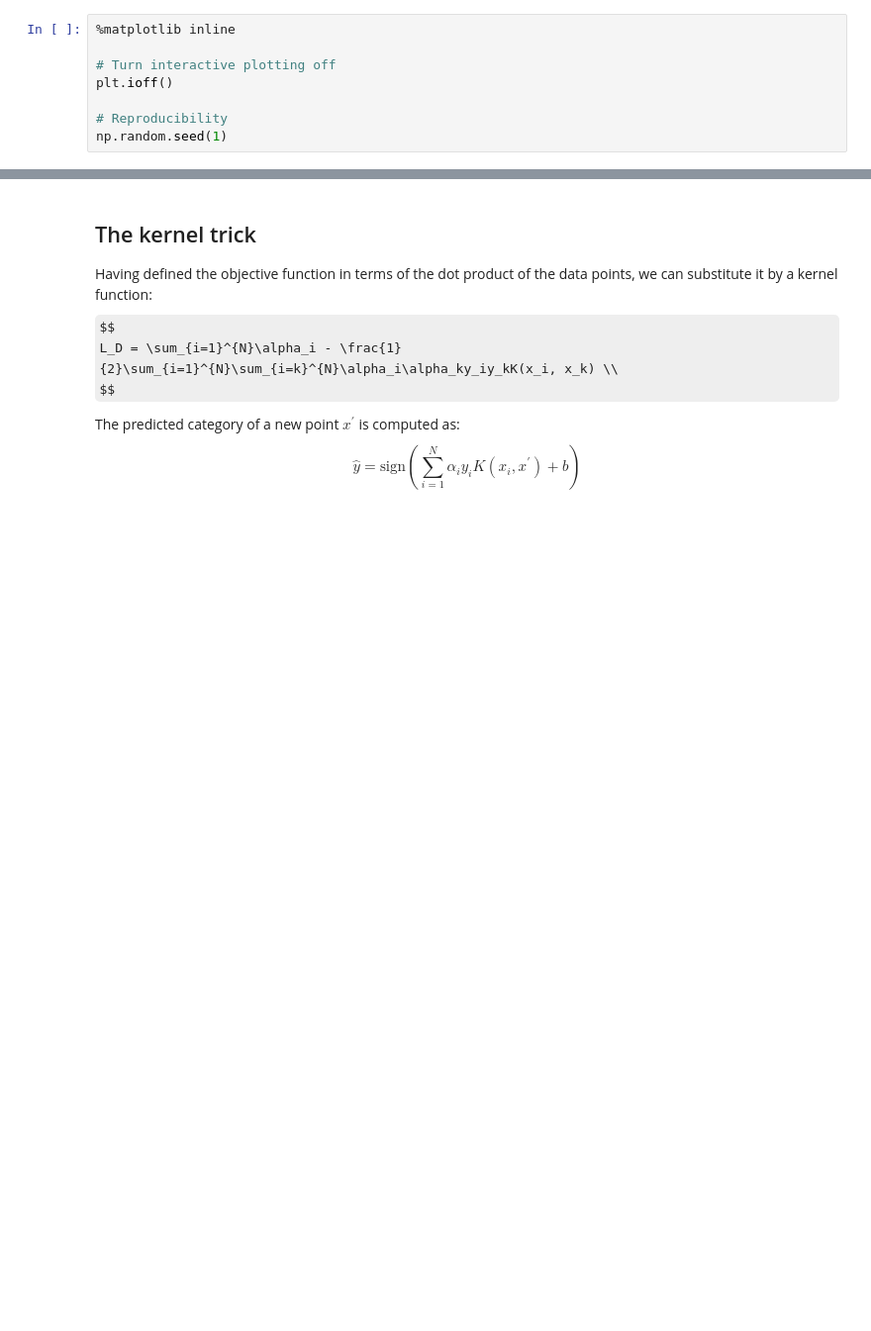
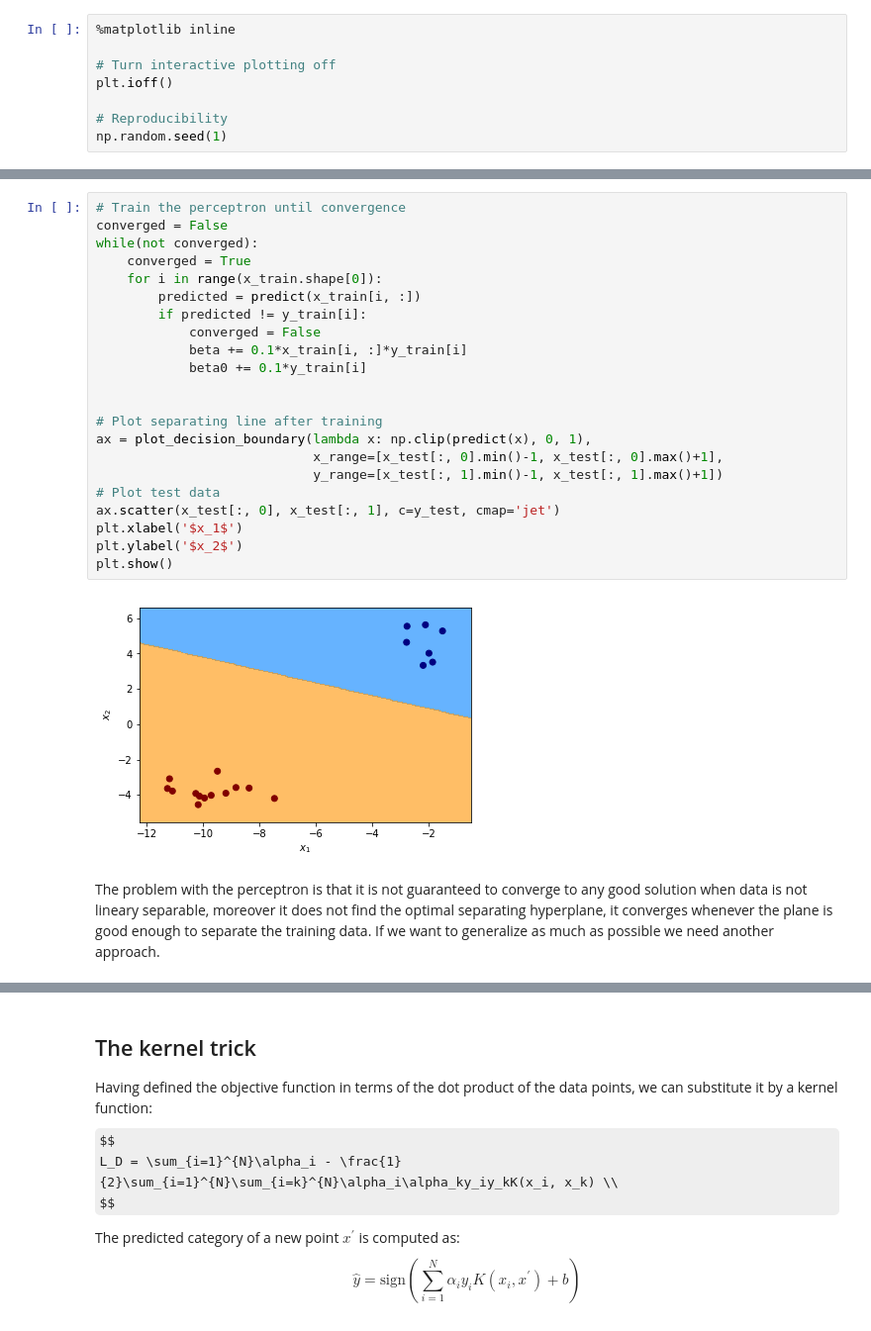
Before and after one commit to SergioAlvarezB/ml-numpy, a Jupyter notebook: notebooks/svm-derivation.ipynb, the cells around one changed output, grey strips where cells are left out. Shown: that part at 99% size. Cells and saved outputs as stored; diff of their text form; some formulas as TeX source; blank space fills up the shorter version.

```diff
--- a/notebooks/svm-derivation.ipynb
+++ b/notebooks/svm-derivation.ipynb
@@ -22,3 +79,29 @@ np.random.seed(1)
+# %%
+# Train the perceptron until convergence
+converged = False
+while(not converged):
+    converged = True
+    for i in range(x_train.shape[0]):
+        predicted = predict(x_train[i, :])
+        if predicted != y_train[i]:
+            converged = False
+            beta += 0.1*x_train[i, :]*y_train[i]
+            beta0 += 0.1*y_train[i]
+
+
+# Plot separating line after training
+ax = plot_decision_boundary(lambda x: np.clip(predict(x), 0, 1),
+                            x_range=[x_test[:, 0].min()-1, x_test[:, 0].max()+1],
+                            y_range=[x_test[:, 1].min()-1, x_test[:, 1].max()+1])
+# Plot test data
+ax.scatter(x_test[:, 0], x_test[:, 1], c=y_test, cmap='jet')
+plt.xlabel('$x_1$')
+plt.ylabel('$x_2$')
+plt.show()
+# %% [output]
+[figure, added]
+# %% [markdown]
+The problem with the perceptron is that it is not guaranteed to converge to any good solution when data is not lineary separable, moreover it does not find the optimal separating hyperplane, it converges whenever the plane is good enough to separate the training data. If we want to generalize as much as possible we need another approach.
 # %% [markdown]
 ## Maximizing the margin
 
```
Also changed, not shown: parts of 15 cells of this notebook, 1 other file.
